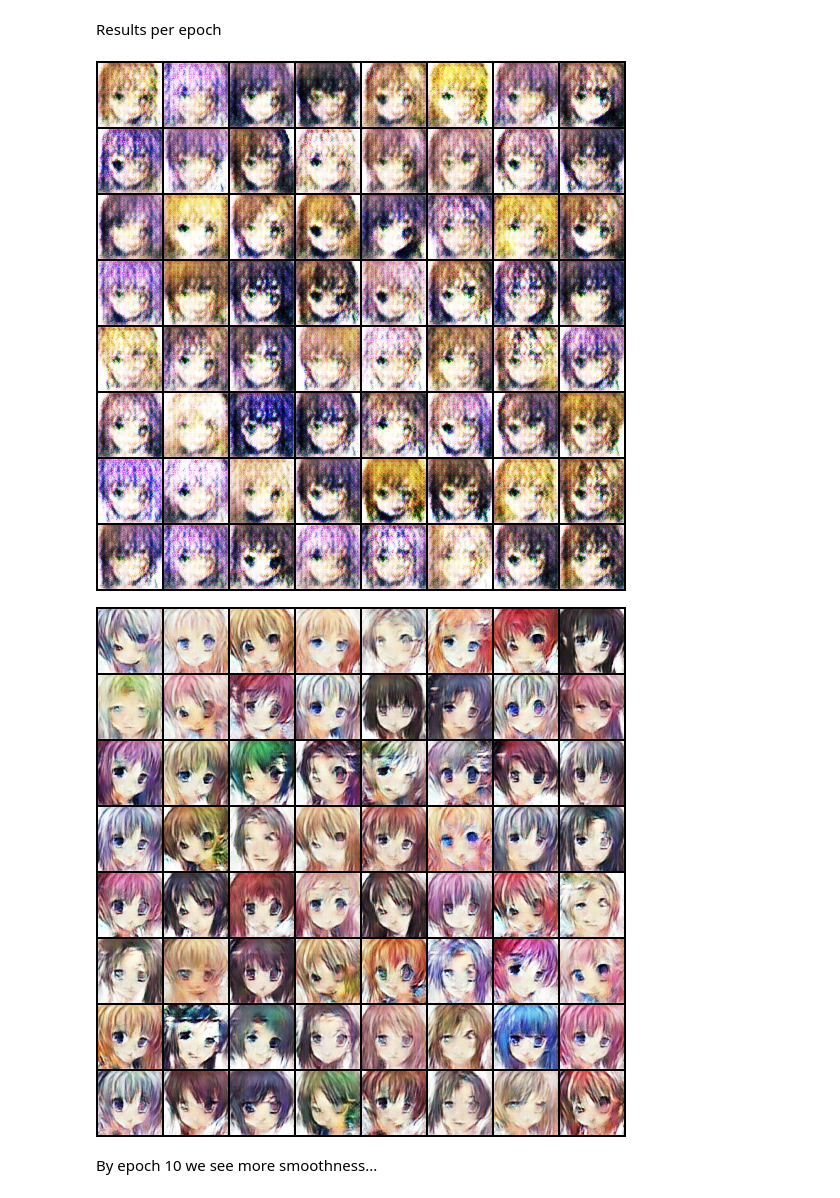
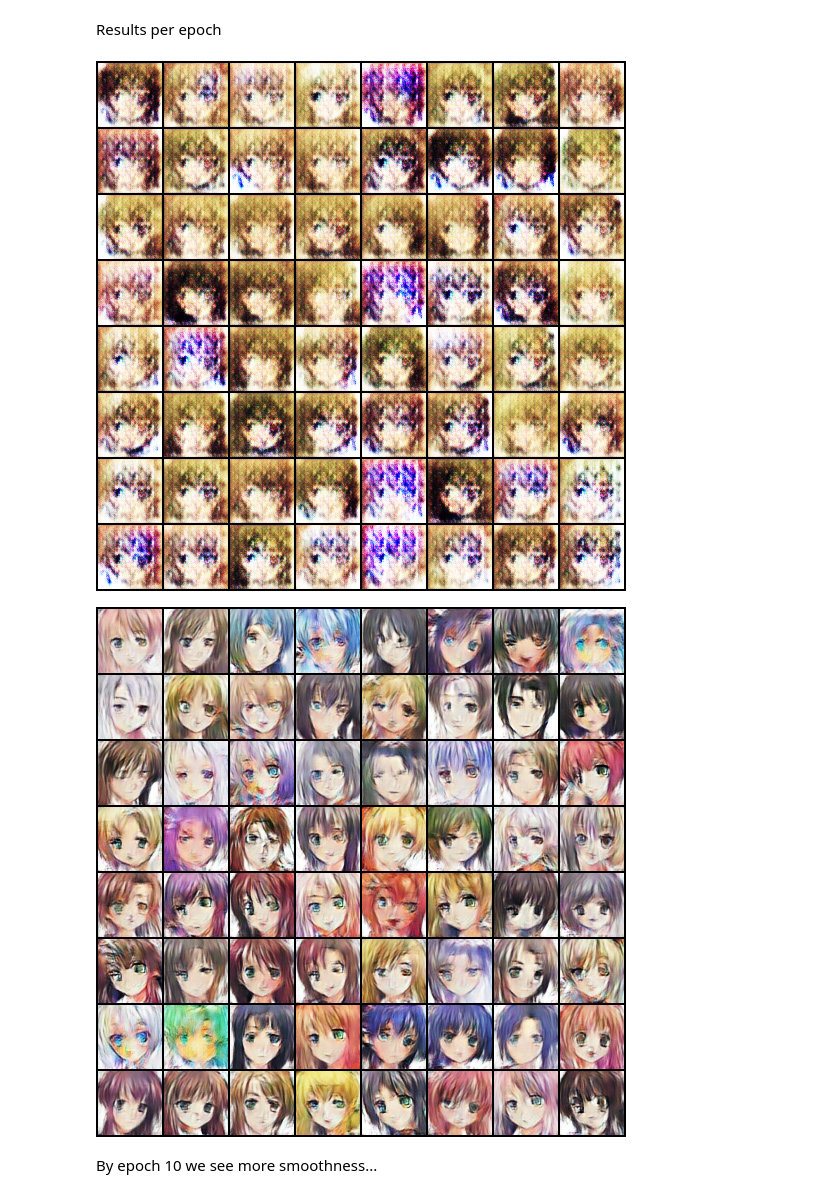
Before and after one commit to rbarman/AnimeGANs, a Jupyter notebook: Anime_face_GAN.ipynb, the cells around one changed output. Saved outputs shown, nothing was run; the diff lists cells and outputs as text; code cells hidden in the pictures.

Commit message:
20 epochs + save meta to google drive folder

```diff
--- a/Anime_face_GAN.ipynb
+++ b/Anime_face_GAN.ipynb
@@ -196,13 +197,13 @@ Epoch [10/10], loss_g: 5.6079, loss_d: 0.2032, real_score: 0.9317, fake_score: 0
 # %% [markdown]
 Results per epoch
 # %%
-display_image('/content/AnimeGANS/generated/1.png')
+display_image('/content/drive/My Drive/AnimeGANs/07222020_034538/generated/1.png')
 # %% [output]
-[figure, old version]
+[figure, new version]
 # %%
-display_image('/content/AnimeGANS/generated/10.png')
+display_image('/content/drive/My Drive/AnimeGANs/07222020_034538/generated/10.png')
 # %% [output]
-[figure, old version]
+[figure, new version]
 # %% [markdown]
 By epoch 10 we see more smoothness...
 # %% [markdown]
```
Also changed, not shown: parts of 12 cells of this notebook.
